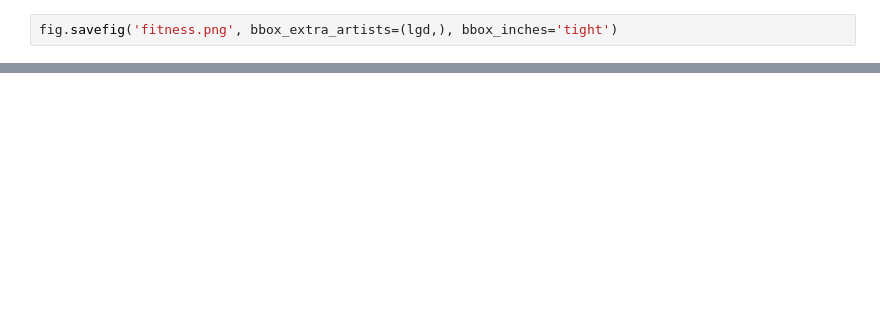
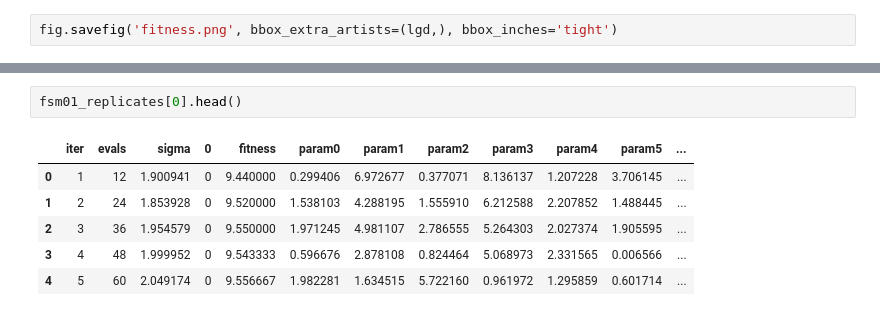
Before and after one commit to anthonyjclark/adabot02-ann, a Jupyter notebook: notebooks/fitness.ipynb, the cells around one changed output, grey strips where cells are left out. Saved outputs shown, nothing was run; the diff lists cells and outputs as text; blank space fills up the shorter version.

```diff
--- a/notebooks/fitness.ipynb
+++ b/notebooks/fitness.ipynb
@@ -107,0 +124,9 @@ fig.savefig('fitness.png', bbox_extra_artists=(lgd,), bbox_inches='tight')
+# %%
+fsm01_replicates[0].head()
+# %% [output]
+|  | iter | evals | sigma | 0 | fitness | param0 | param1 | param2 | param3 | param4 | param5 | ... |
+| 0 | 1 | 12 | 1.900941 | 0 | 9.440000 | 0.299406 | 6.972677 | 0.377071 | 8.136137 | 1.207228 | 3.706145 | ... |
+| 1 | 2 | 24 | 1.853928 | 0 | 9.520000 | 1.538103 | 4.288195 | 1.555910 | 6.212588 | 2.207852 | 1.488445 | ... |
+| 2 | 3 | 36 | 1.954579 | 0 | 9.550000 | 1.971245 | 4.981107 | 2.786555 | 5.264303 | 2.027374 | 1.905595 | ... |
+| 3 | 4 | 48 | 1.999952 | 0 | 9.543333 | 0.596676 | 2.878108 | 0.824464 | 5.068973 | 2.331565 | 0.006566 | ... |
+| 4 | 5 | 60 | 2.049174 | 0 | 9.556667 | 1.982281 | 1.634515 | 5.722160 | 0.961972 | 1.295859 | 0.601714 | ... |
```
Also changed, not shown: parts of 4 cells of this notebook, 7 other files.
